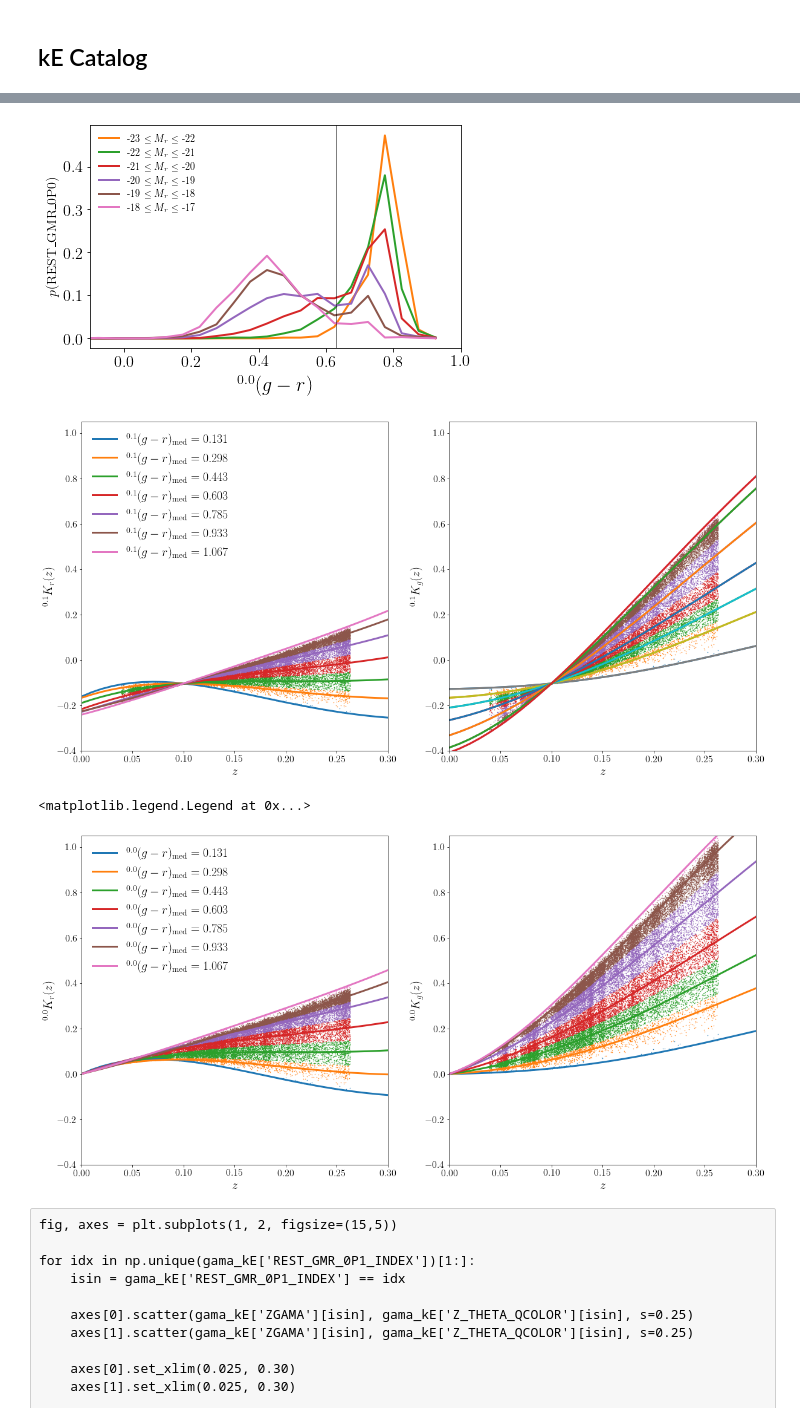
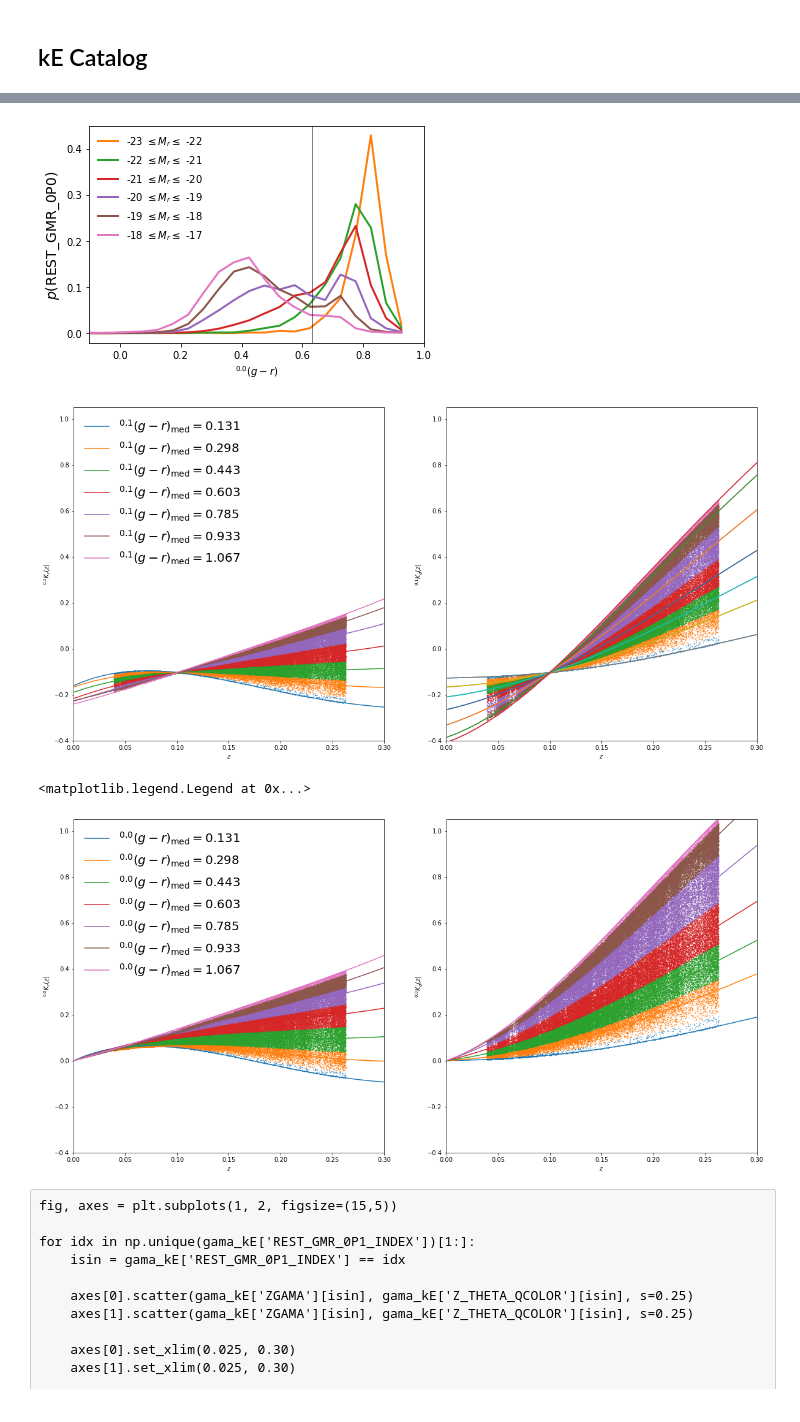
Before and after one commit to SgmAstro/DESI, a Jupyter notebook: docs/nb/kE_catQA.ipynb, the cells around one changed output, grey strips where cells are left out. Cells and saved outputs as stored; diff of their text form; code cells hidden in the pictures.

```diff
--- a/docs/nb/kE_catQA.ipynb
+++ b/docs/nb/kE_catQA.ipynb
@@ -18,8 +18,8 @@ from   cosmo         import distmod
 from   findfile      import findfile
 # %%
 dryrun  = False
-version = 'latest'
-survey  = 'desi'
+version = 'GAMA4'
+survey  = 'gama'
 # %% [markdown]
 ##  kE Catalog
 # %%
@@ -91,7 +91,7 @@ color_plot('REST_GMR_0P1', '$^{0.1}(g-r)$', max_col=1.25)
 # %%
 color_plot('REST_GMR_0P0', '$^{0.0}(g-r)$')
 # %% [output]
-[figure, old version]
+[figure, new version]
 # %%
 fig, axes = plt.subplots(1, 2, figsize=(20,10))
 
@@ -102,8 +102,8 @@ for idx in np.unique(kE['REST_GMR_0P1_INDEX']):
 
     n_in = np.count_nonzero(isin)
 
-    axes[0].scatter(kE['ZDESI'][isin], kE['KCORR_R0P1'][isin], s=0.25)
-    axes[1].scatter(kE['ZDESI'][isin], kE['KCORR_G0P1'][isin], s=0.25)
+    axes[0].scatter(kE['ZSURV'][isin], kE['KCORR_R0P1'][isin], s=0.25)
+    axes[1].scatter(kE['ZSURV'][isin], kE['KCORR_G0P1'][isin], s=0.25)
 
     axes[0].set_xlim(0, 0.3)
     axes[1].set_xlim(0, 0.3)
@@ -114,28 +114,28 @@ for idx in np.unique(kE['REST_GMR_0P1_INDEX']):
 axes[0].legend(ncol=1, frameon=False, loc=2, fontsize=20)
 axes[1].get_legend().remove()
 # %% [output]
-[figure, old version]
+[figure, new version]
 # %%
 fig, axes = plt.subplots(1, 2, figsize=(20,10))
 
 test_nonnative_plots(axes, 0.0)
 
 for idx in np.unique(kE['REST_GMR_0P1_INDEX']):
     isin = kE['REST_GMR_0P1_INDEX'] == idx
 
-    axes[0].scatter(kE['ZDESI'][isin], kE['KCORR_R0P0'][isin], s=0.25)
-    axes[1].scatter(kE['ZDESI'][isin], kE['KCORR_G0P0'][isin], s=0.25)
+    axes[0].scatter(kE['ZSURV'][isin], kE['KCORR_R0P0'][isin], s=0.25)
+    axes[1].scatter(kE['ZSURV'][isin], kE['KCORR_G0P0'][isin], s=0.25)
 
     axes[0].set_xlim(0, 0.3)
     axes[1].set_xlim(0, 0.3)
 
     axes[0].set_ylim(-0.4, 1.05)
     axes[1].set_ylim(-0.4, 1.05)
 
 axes[0].legend(ncol=1, frameon=False, loc=2, fontsize=20)
 # %% [output]
 <matplotlib.legend.Legend at 0x...>
-[figure, old version]
+[figure, new version]
 # %% [raw]
 fig, axes = plt.subplots(1, 2, figsize=(15,5))
 
```
Also changed, not shown: parts of 7 cells of this notebook, 7 other files.
